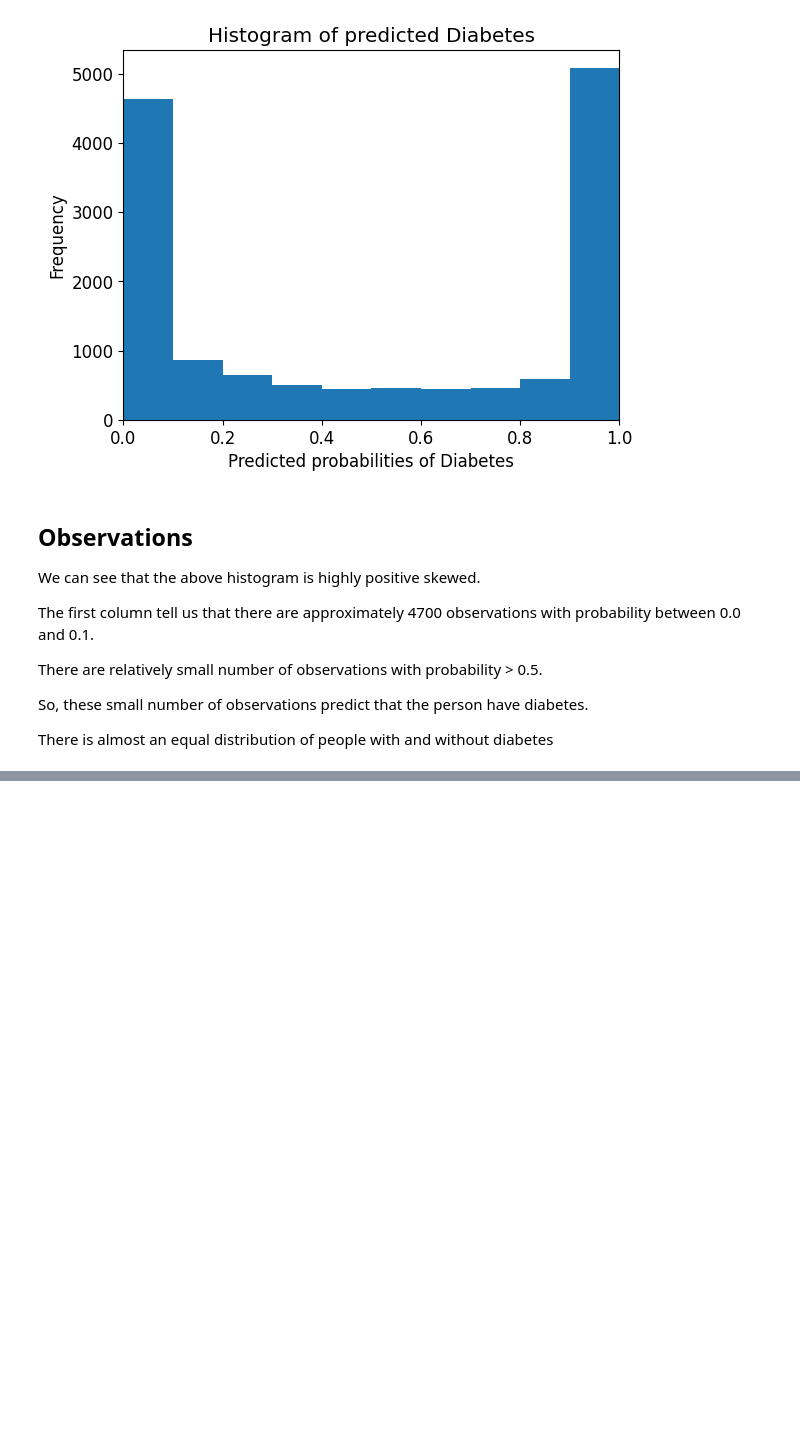
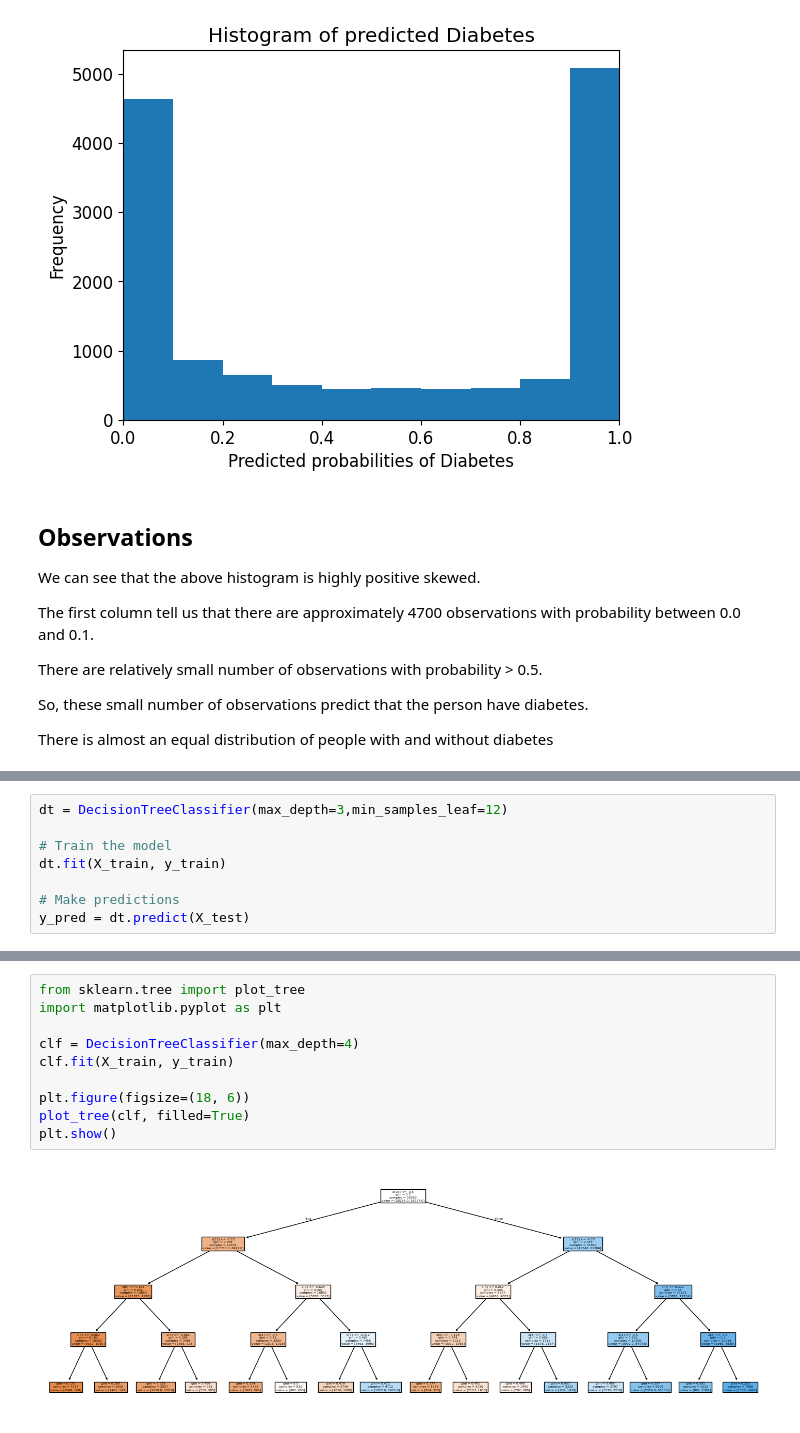
Before and after one commit to aarshabh/Diabetes-Prediction-Model, a Jupyter notebook: Term Project.ipynb, the cells around one changed output, grey strips where cells are left out. Saved outputs shown, nothing was run; the diff lists cells and outputs as text; blank space fills up the shorter version.

Commit message:
decision tree implemented

```diff
--- a/Term Project.ipynb
+++ b/Term Project.ipynb
@@ -821,0 +830,8 @@ There is almost an equal distribution of people with and without diabetes
+# %%
+dt = DecisionTreeClassifier(max_depth=3,min_samples_leaf=12)
+
+# Train the model
+dt.fit(X_train, y_train)
+
+# Make predictions
+y_pred = dt.predict(X_test)
@@ -821,0 +852,12 @@ There is almost an equal distribution of people with and without diabetes
+# %%
+from sklearn.tree import plot_tree
+import matplotlib.pyplot as plt
+
+clf = DecisionTreeClassifier(max_depth=4)
+clf.fit(X_train, y_train)
+
+plt.figure(figsize=(18, 6))
+plot_tree(clf, filled=True)
+plt.show()
+# %% [output]
+[figure, added]
```
Also changed, not shown: parts of 21 cells of this notebook.
